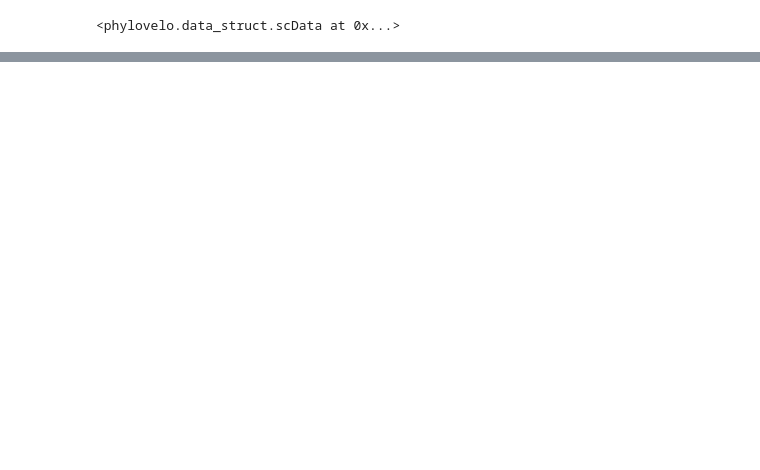
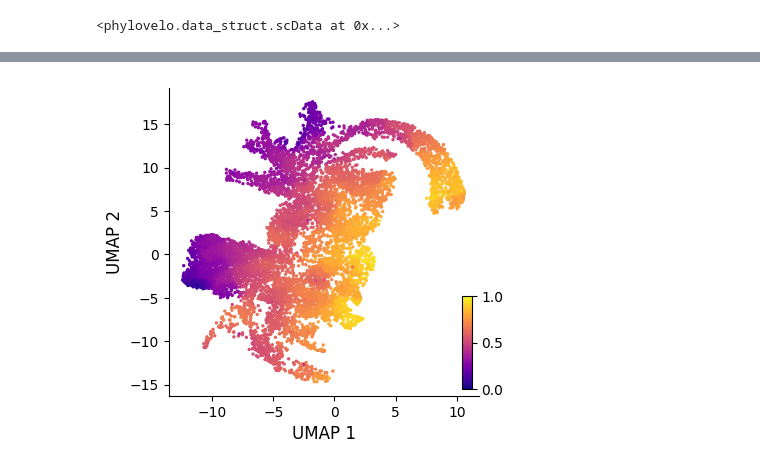
Before and after one commit to kunwang34/PhyloVelo, a Jupyter notebook: notebooks/Mouse_embryos(E6.5-8.5)_Pijuan-Sala.ipynb, the cells around one changed output, grey strips where cells are left out. Saved outputs shown, nothing was run; the diff lists cells and outputs as text; code cells hidden in the pictures; blank space fills up the shorter version.

```diff
--- a/notebooks/Mouse_embryos(E6.5-8.5)_Pijuan-Sala.ipynb
+++ b/notebooks/Mouse_embryos(E6.5-8.5)_Pijuan-Sala.ipynb
@@ -68,11 +55,9 @@ sd.x_normed.shape
 # %%
-vels_em2 = pd.read_csv('../megs/embryo2_all_mutnum.csv', index_col=0)
-vels_em3 = pd.read_csv('../megs/embryo3_all_mutnum.csv', index_col=0)
-vels_map = vels_em3.loc[set(vels_em2.index).intersection(set(vels_em3.index))]
+megs = pd.read_csv('../megs/lt_megs.csv', index_col=0)
 vels = []
 for i in sd.x_normed.columns:
-    try:
-        vels.append(vels_em3['velocity'][i])
-    except:
+    if i in megs.index:
+        vels.append(megs['1'][i])
+    else:
         vels.append(0)
-sd.velocity = np.array(vels)
+vels = np.array(vels)
@@ -121,0 +90,15 @@ ax.legend(ncol=2, bbox_to_anchor=(1.05, 1.0), loc='upper left')
+# %%
+fig, ax = plt.subplots(figsize=(4, 4))
+# ax.scatter(sd.Xdr.iloc[:, 0], sd.Xdr.iloc[:,1], c=time, s=2)
+scatter = ax.scatter(sd.Xdr.iloc[:, 0], sd.Xdr.iloc[:,1], c=sd.phylo_pseudotime, s=2, cmap='plasma')
+# ax = pv.ana_utils.velocity_plot(sd.Xdr.to_numpy(), sd.velocity_embeded, ax, 'stream',streamdensity=1.6, grid_density=25, radius=0.5, lw_coef=40000, arrowsize=1.5)
+
+ax.set_xlabel('UMAP 1', fontsize=12)
+ax.set_ylabel('UMAP 2', fontsize=12)
+
+cbaxes = inset_axes(ax, width="3%", height="30%", loc='lower right')
+plt.colorbar(scatter, cax=cbaxes, orientation='vertical')
+ax.spines['right'].set_visible(False)
+ax.spines['top'].set_visible(False)
+# %% [output]
+[figure, added]
```
Also changed, not shown: parts of 29 cells of this notebook.
